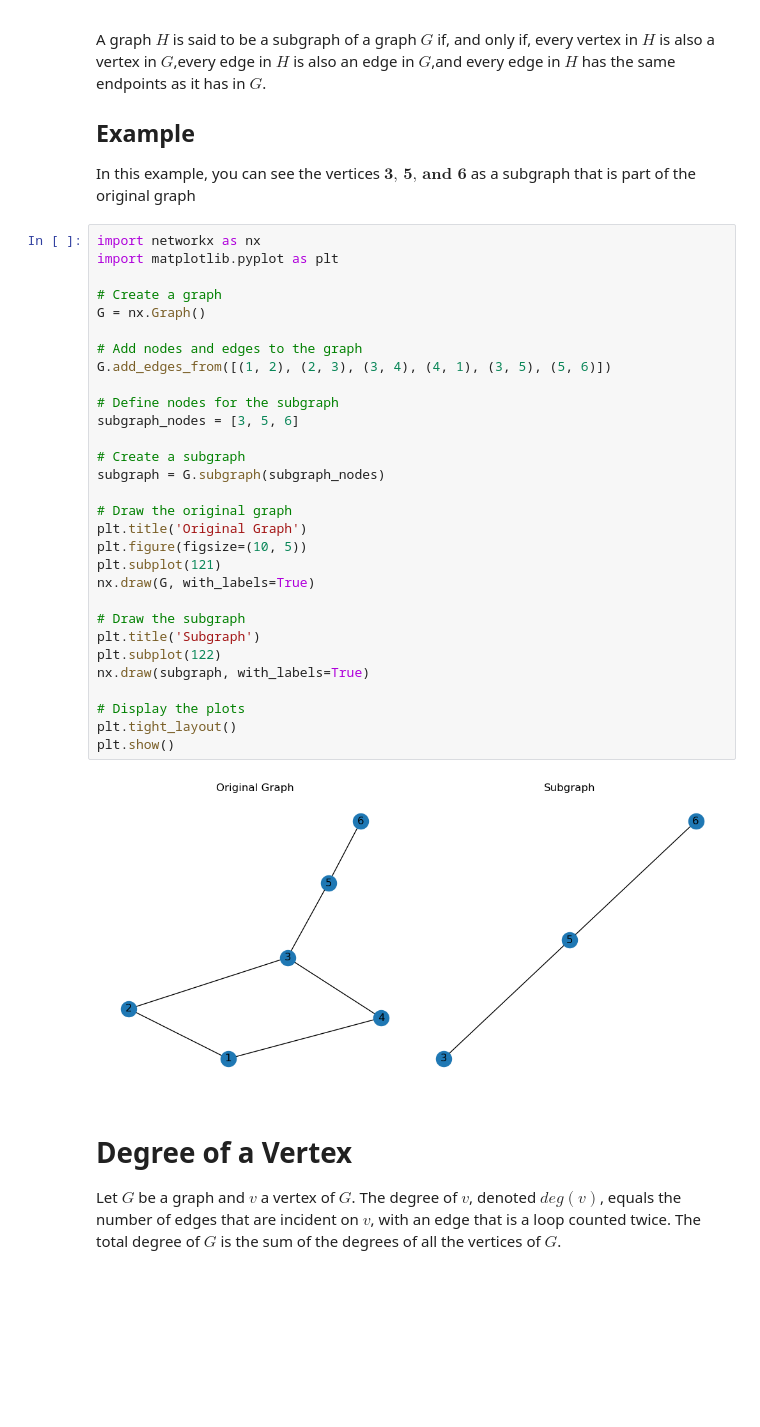
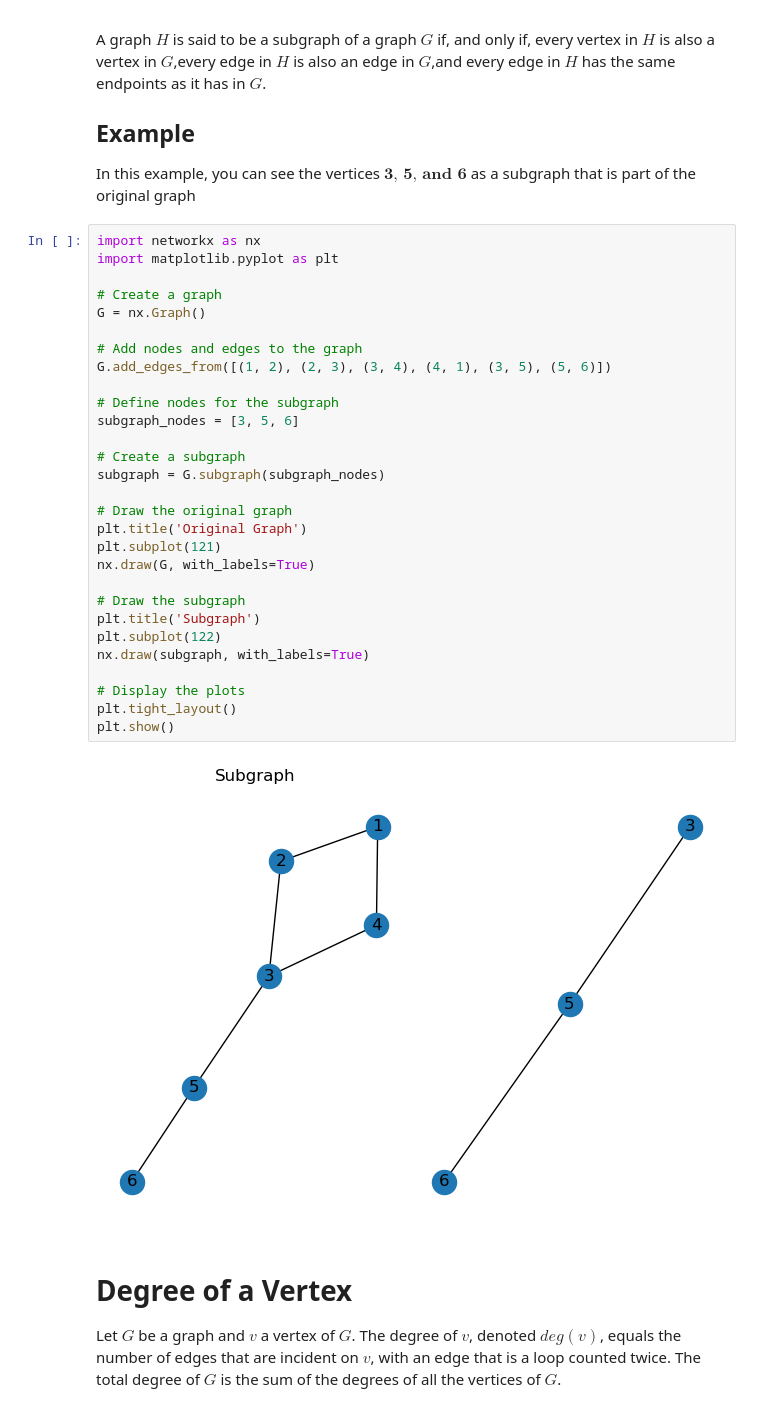
Before and after one commit to wolfgang04/Discrete_Math_2, a Jupyter notebook: Assignments/lecture3.ipynb, the cells around one changed output. Cells and saved outputs as stored; diff of their text form; blank space fills up the shorter version.

```diff
--- a/Assignments/lecture3.ipynb
+++ b/Assignments/lecture3.ipynb
@@ -147,35 +147,34 @@ In this example, you can see the vertices $\textbf{3, 5, and 6}$ as a subgraph t
 # %%
 import networkx as nx
 import matplotlib.pyplot as plt
 
 # Create a graph
 G = nx.Graph()
 
 # Add nodes and edges to the graph
 G.add_edges_from([(1, 2), (2, 3), (3, 4), (4, 1), (3, 5), (5, 6)])
 
 # Define nodes for the subgraph
 subgraph_nodes = [3, 5, 6]
 
 # Create a subgraph
 subgraph = G.subgraph(subgraph_nodes)
 
 # Draw the original graph
 plt.title('Original Graph')
-plt.figure(figsize=(10, 5))
 plt.subplot(121)
 nx.draw(G, with_labels=True)
 
 # Draw the subgraph
 plt.title('Subgraph')
 plt.subplot(122)
 nx.draw(subgraph, with_labels=True)
 
 # Display the plots
 plt.tight_layout()
 plt.show()
 # %% [output]
-[figure, old version]
+[figure, new version]
 # %% [markdown]
 # Degree of a Vertex
 
```
Also changed, not shown: 1 other file.
